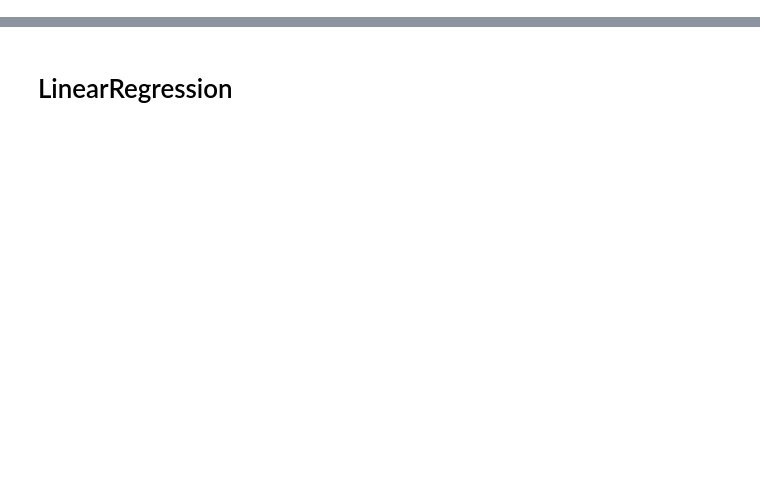
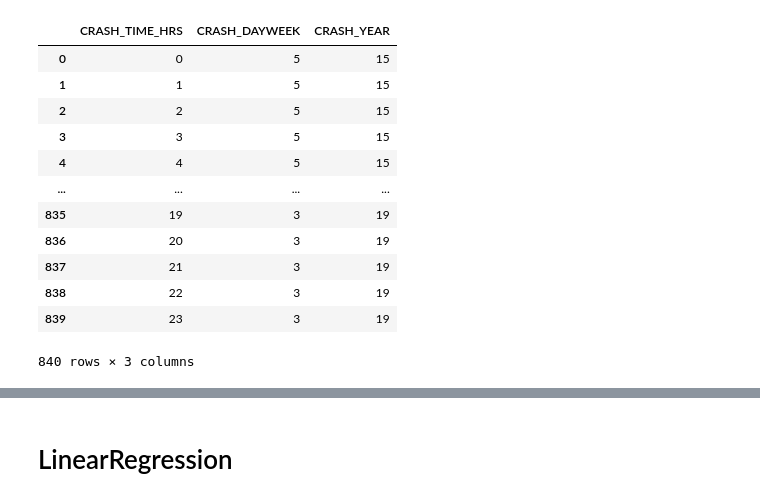
Before and after one commit to nima-karimii/wa-crash-dashboard, a Jupyter notebook: ETL/ML.ipynb, the cells around one changed output, grey strips where cells are left out. Cells and saved outputs as stored; diff of their text form; code cells hidden in the pictures; blank space fills up the shorter version.

```diff
--- a/ETL/ML.ipynb
+++ b/ETL/ML.ipynb
@@ -54,6 +170,21 @@ ML_Data
 # %%
 X=ML_Data[['CRASH_TIME_HRS','CRASH_DAYWEEK','CRASH_YEAR']]
 yl=ML_Data.TYPE_NO
 y=ML_Data[['TYPE_NO']]
+X
+# %% [output]
+|  | CRASH_TIME_HRS | CRASH_DAYWEEK | CRASH_YEAR |
+| 0 | 0 | 5 | 15 |
+| 1 | 1 | 5 | 15 |
+| 2 | 2 | 5 | 15 |
+| 3 | 3 | 5 | 15 |
+| 4 | 4 | 5 | 15 |
+| ... | ... | ... | ... |
+| 835 | 19 | 3 | 19 |
+| 836 | 20 | 3 | 19 |
+| 837 | 21 | 3 | 19 |
+| 838 | 22 | 3 | 19 |
+| 839 | 23 | 3 | 19 |
+840 rows × 3 columns
 # %%
 print(X.shape, y.shape,yl.shape)
```
Also changed, not shown: parts of 30 cells of this notebook, 5 other files.
